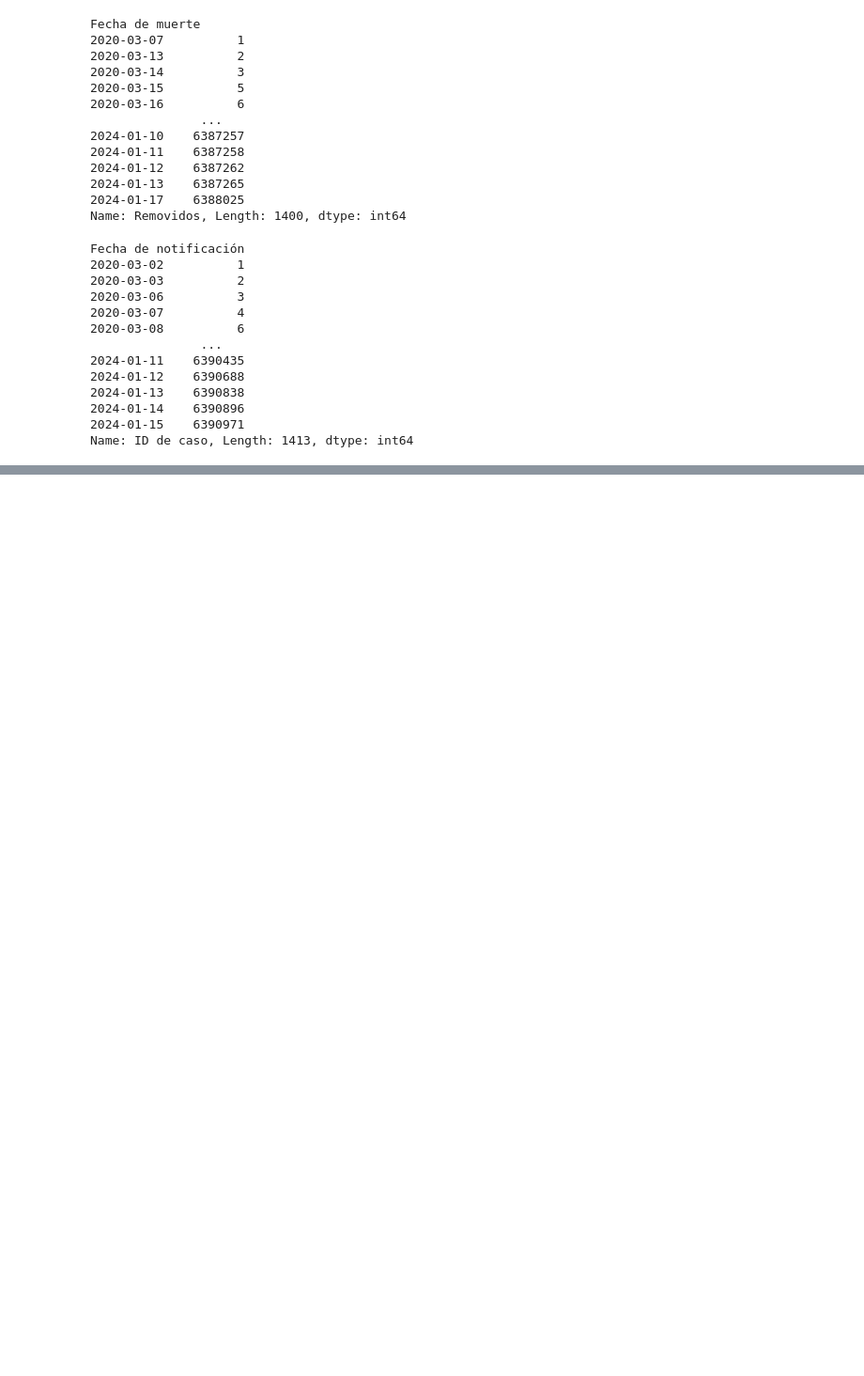
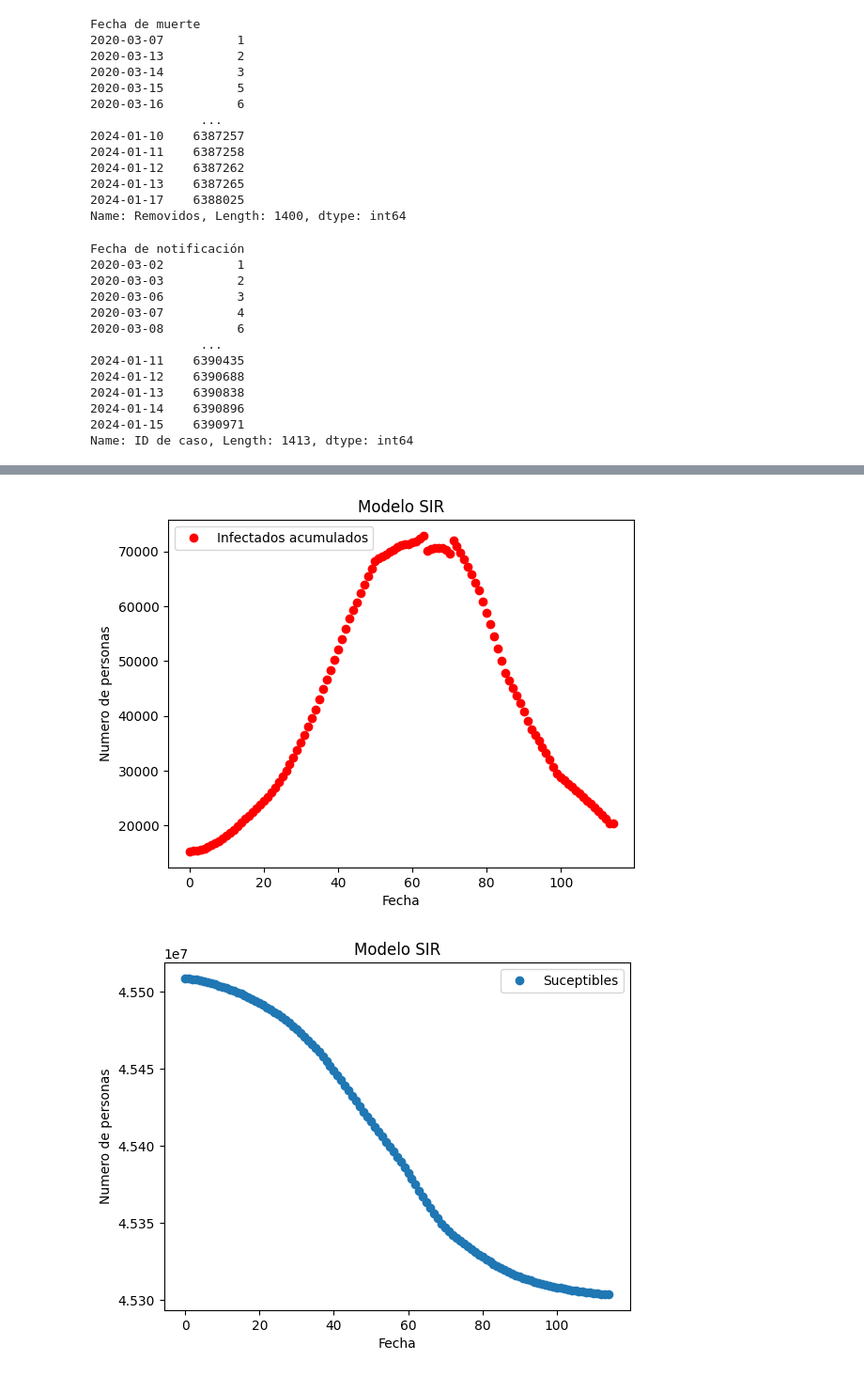
Before and after one commit to oazula/Dinamica-V, a Jupyter notebook: Analisis de datos Colombia.ipynb, the cells around one changed output, grey strips where cells are left out. Shown at 94% size. Cells and saved outputs as stored; diff of their text form; code cells hidden in the pictures; blank space fills up the shorter version.

```diff
--- a/Analisis de datos Colombia.ipynb
+++ b/Analisis de datos Colombia.ipynb
@@ -308,0 +449,5 @@ fig.show()
+# %%
+# Suavisando los datos: rolling mean
+infectados_acumulados_filter['Numero de infectados'] = infectados_acumulados_filter['Numero de infectados'].rolling(window=7, min_periods=1, center=True).mean()
+removidos_acumulados_filter['Numero de infectados'] = removidos_acumulados_filter['Numero de infectados'].rolling(window=7, min_periods=1, center=True).mean()
+sucetibles_filter['Numero de infectados'] = sucetibles_filter['Numero de infectados'].rolling(window=7, min_periods=1, center=True).mean()
@@ -308,0 +473,31 @@ fig.show()
+# %%
+fig, ax = plt.subplots()
+ax.plot(infectados_acumulados_filter,'o', label='Infectados acumulados', color='red')
+#ax.plot(sucetibles_filter,'o', label='Suceptibles')
+#ax.plot(removidos_acumulados_filter, 'o', label='Removidos acumulados')
+ax.set_xlabel('Fecha')
+ax.set_ylabel('Numero de personas')
+ax.set_title('Modelo SIR')
+ax.legend()
+plt.show()
+
+#graph the 3 dataframes in the same plot
+fig, ax = plt.subplots()
+ax.plot(sucetibles_filter,'o', label='Suceptibles')
+ax.set_xlabel('Fecha')
+ax.set_ylabel('Numero de personas')
+ax.set_title('Modelo SIR')
+ax.legend()
+plt.show()
+
+#graph the 3 dataframes in the same plot
+fig, ax = plt.subplots()
+ax.plot(removidos_acumulados_filter, 'o', label='Removidos acumulados')
+ax.set_xlabel('Fecha')
+ax.set_ylabel('Numero de personas')
+ax.set_title('Modelo SIR')
+ax.legend()
+plt.show()
+# %% [output]
+[figure, added]
+[figure, added]
```
Also changed, not shown: parts of 14 cells of this notebook, 1 other file.
